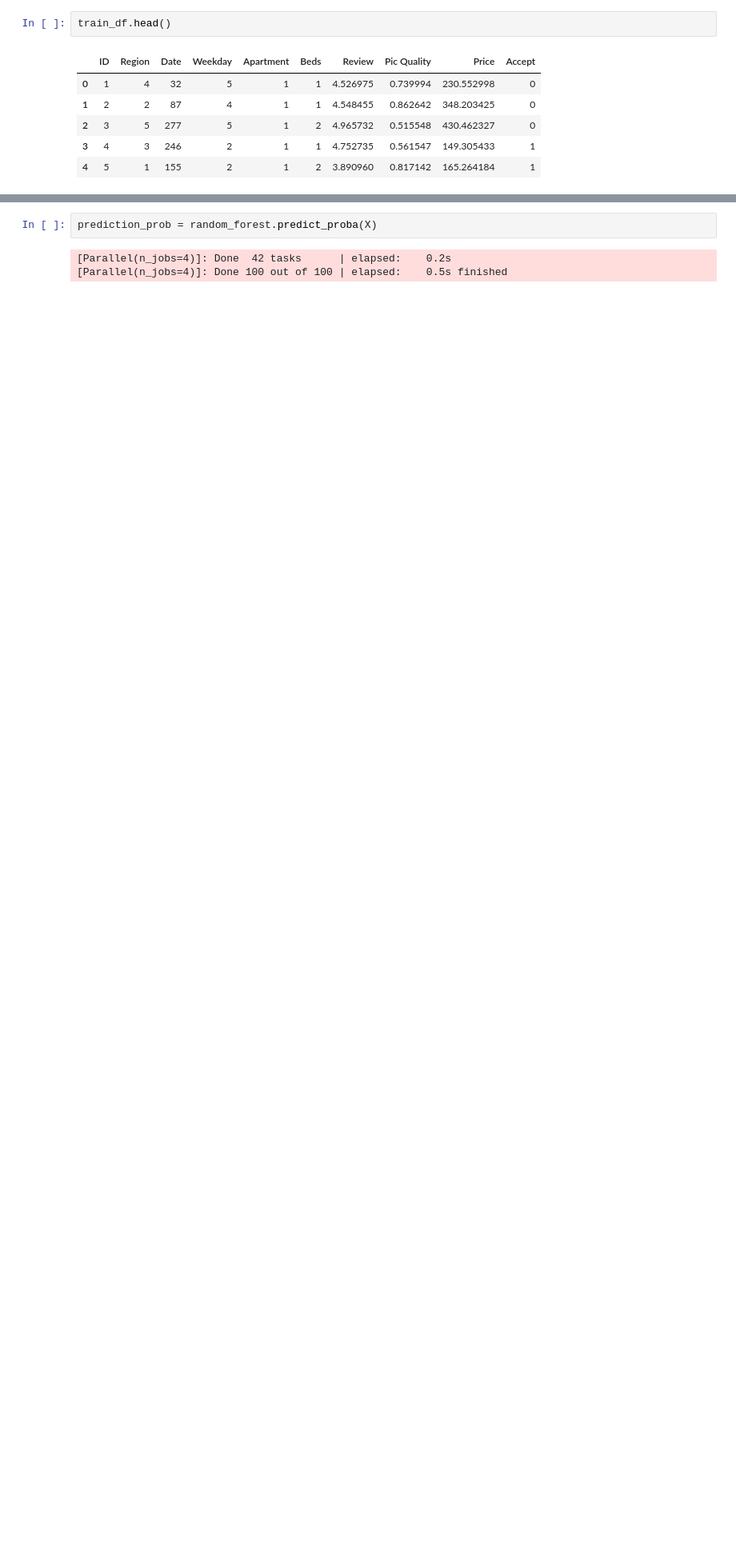
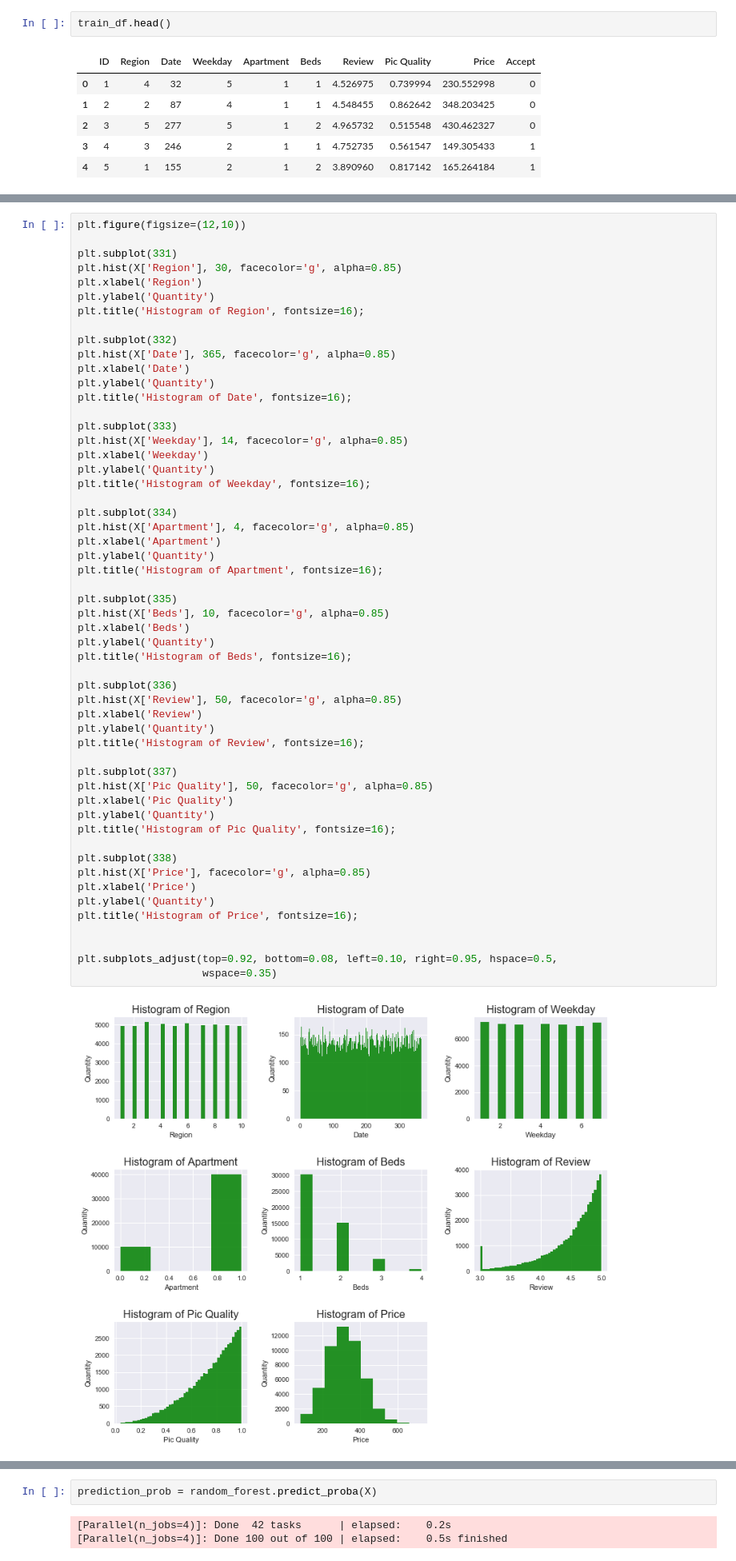
Before and after one commit to allenzdd/Exercise, a Jupyter notebook: Shanshu Interview/version1.ipynb, the cells around one changed output, grey strips where cells are left out. Shown at 80% size. Drawn from its saved outputs; the diff is of its cells as text; blank space fills up the shorter version.

```diff
--- a/Shanshu Interview/version1.ipynb
+++ b/Shanshu Interview/version1.ipynb
@@ -62,0 +72,56 @@ normalized_X=(X-X.mean())/X.std()
+# %%
+plt.figure(figsize=(12,10))
+
+plt.subplot(331)
+plt.hist(X['Region'], 30, facecolor='g', alpha=0.85)
+plt.xlabel('Region')
+plt.ylabel('Quantity')
+plt.title('Histogram of Region', fontsize=16);
+
+plt.subplot(332)
+plt.hist(X['Date'], 365, facecolor='g', alpha=0.85)
+plt.xlabel('Date')
+plt.ylabel('Quantity')
+plt.title('Histogram of Date', fontsize=16);
+
+plt.subplot(333)
+plt.hist(X['Weekday'], 14, facecolor='g', alpha=0.85)
+plt.xlabel('Weekday')
+plt.ylabel('Quantity')
+plt.title('Histogram of Weekday', fontsize=16);
+
+plt.subplot(334)
+plt.hist(X['Apartment'], 4, facecolor='g', alpha=0.85)
+plt.xlabel('Apartment')
+plt.ylabel('Quantity')
+plt.title('Histogram of Apartment', fontsize=16);
+
+plt.subplot(335)
+plt.hist(X['Beds'], 10, facecolor='g', alpha=0.85)
+plt.xlabel('Beds')
+plt.ylabel('Quantity')
+plt.title('Histogram of Beds', fontsize=16);
+
+plt.subplot(336)
+plt.hist(X['Review'], 50, facecolor='g', alpha=0.85)
+plt.xlabel('Review')
+plt.ylabel('Quantity')
+plt.title('Histogram of Review', fontsize=16);
+
+plt.subplot(337)
+plt.hist(X['Pic Quality'], 50, facecolor='g', alpha=0.85)
+plt.xlabel('Pic Quality')
+plt.ylabel('Quantity')
+plt.title('Histogram of Pic Quality', fontsize=16);
+
+plt.subplot(338)
+plt.hist(X['Price'], facecolor='g', alpha=0.85)
+plt.xlabel('Price')
+plt.ylabel('Quantity')
+plt.title('Histogram of Price', fontsize=16);
+
+
+plt.subplots_adjust(top=0.92, bottom=0.08, left=0.10, right=0.95, hspace=0.5,
+                    wspace=0.35)
+# %% [output]
+[figure, added]
```
Also changed, not shown: parts of 36 cells of this notebook.
